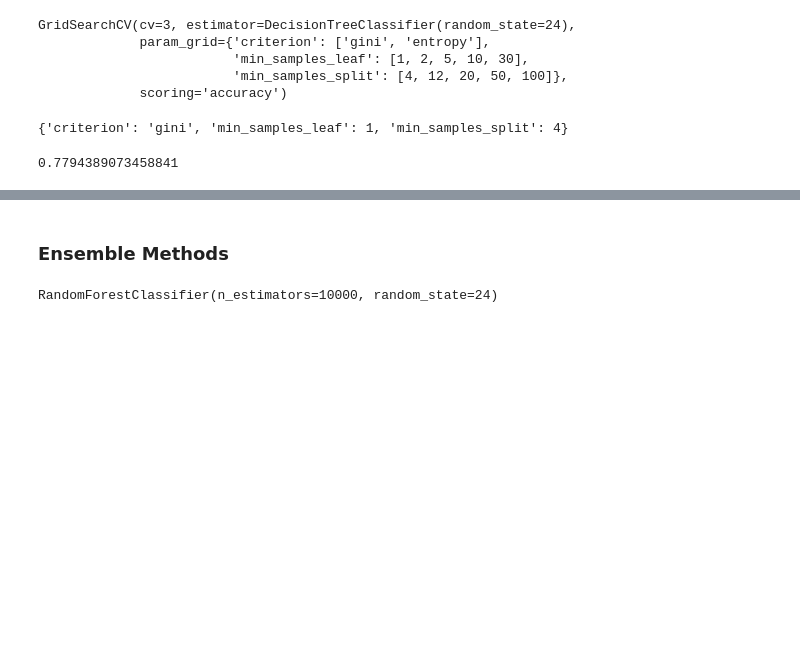
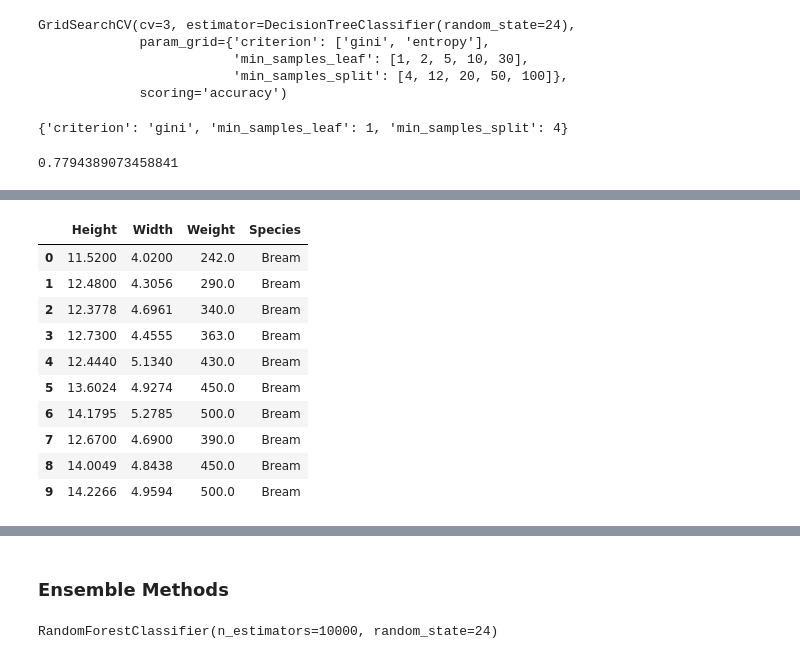
Before and after one commit to MarwaBrian/MockPhase1, a Jupyter notebook: classification/index.ipynb, the cells around one changed output, grey strips where cells are left out. Saved outputs shown, nothing was run; the diff lists cells and outputs as text; code cells hidden in the pictures; blank space fills up the shorter version.

```diff
--- a/classification/index.ipynb
+++ b/classification/index.ipynb
@@ -238,0 +271,14 @@ grid_search.best_score_
+# %%
+fish[['Height', 'Width', 'Weight', 'Species']].head(10)
+# %% [output]
+|  | Height | Width | Weight | Species |
+| 0 | 11.5200 | 4.0200 | 242.0 | Bream |
+| 1 | 12.4800 | 4.3056 | 290.0 | Bream |
+| 2 | 12.3778 | 4.6961 | 340.0 | Bream |
+| 3 | 12.7300 | 4.4555 | 363.0 | Bream |
+| 4 | 12.4440 | 5.1340 | 430.0 | Bream |
+| 5 | 13.6024 | 4.9274 | 450.0 | Bream |
+| 6 | 14.1795 | 5.2785 | 500.0 | Bream |
+| 7 | 12.6700 | 4.6900 | 390.0 | Bream |
+| 8 | 14.0049 | 4.8438 | 450.0 | Bream |
+| 9 | 14.2266 | 4.9594 | 500.0 | Bream |
```
Also changed, not shown: parts of 9 cells of this notebook.
